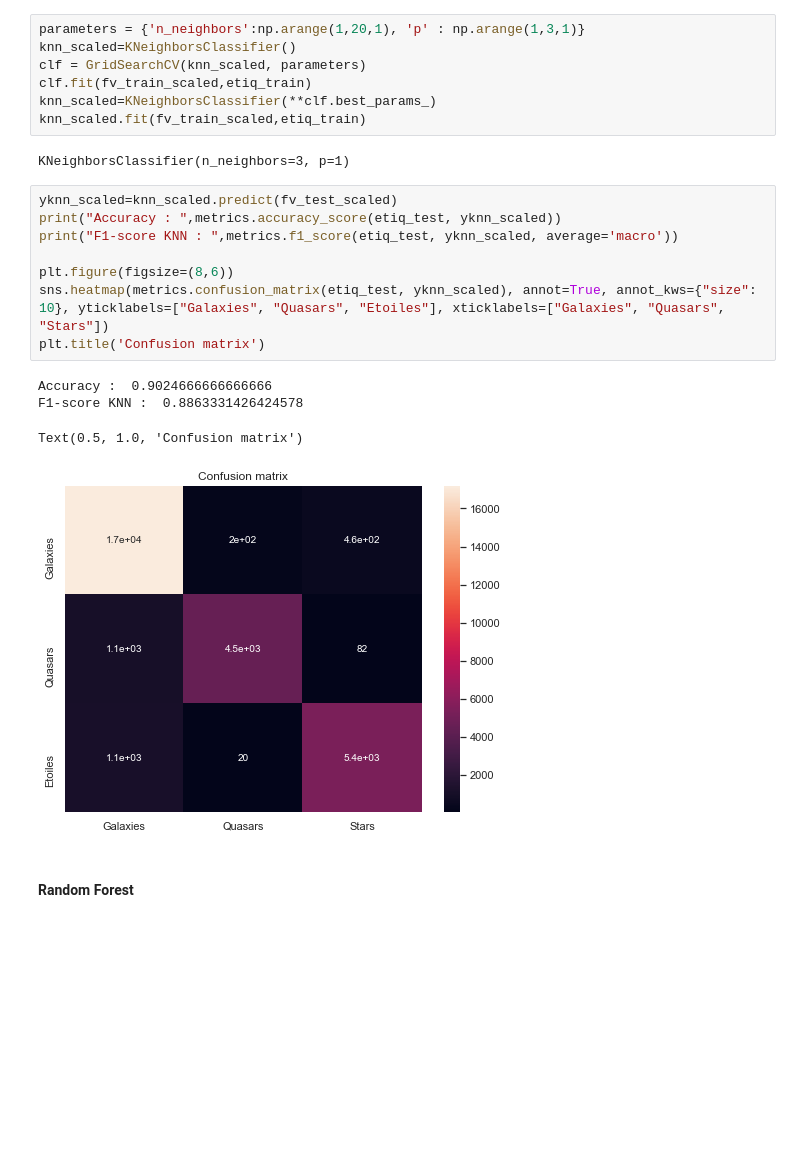
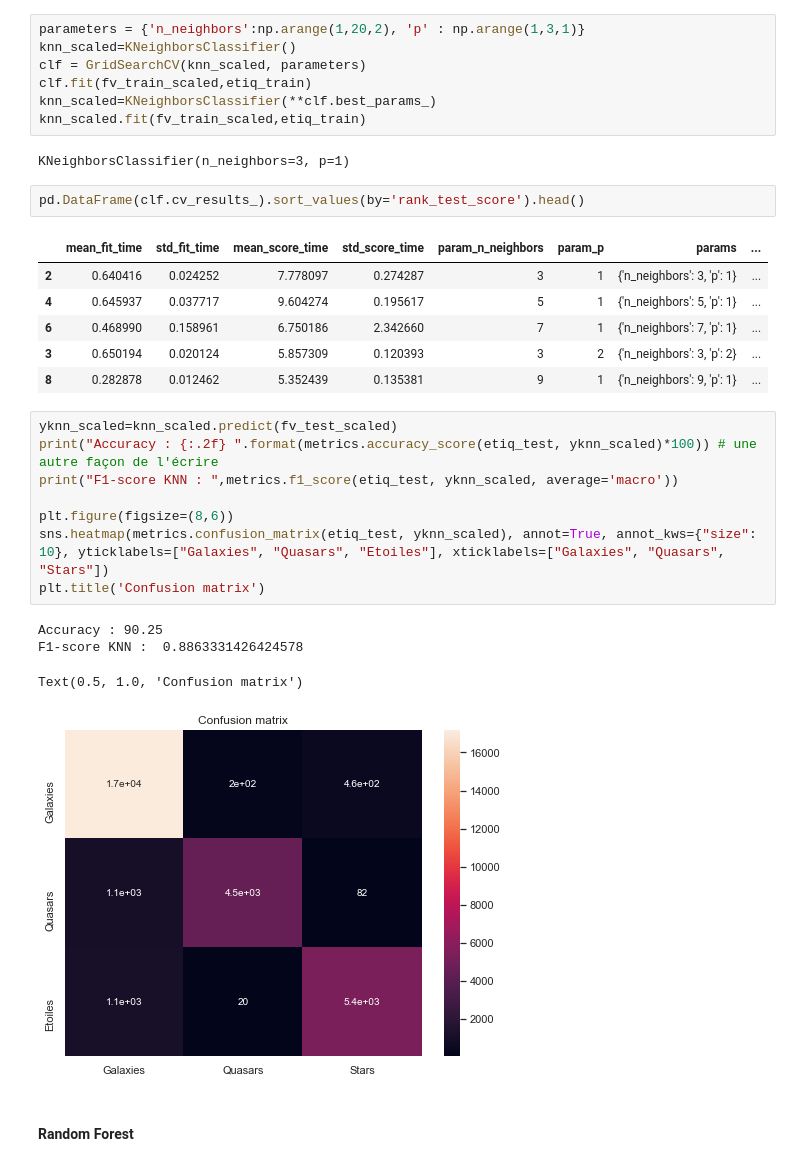
Before and after one commit to MohamedNennouche/Computer-Vision-with-Python, a Jupyter notebook: Seance 3/notebook-stellar.ipynb, the cells around one changed output. Drawn from its saved outputs; the diff is of its cells as text; blank space fills up the shorter version.

```diff
--- a/Seance 3/notebook-stellar.ipynb
+++ b/Seance 3/notebook-stellar.ipynb
@@ -228,7 +261,7 @@ Text(0.5, 1.0, 'Confusion matrix')
 # %% [markdown]
 Avec les variables normalisées
 # %%
-parameters = {'n_neighbors':np.arange(1,20,1), 'p' : np.arange(1,3,1)}
+parameters = {'n_neighbors':np.arange(1,20,2), 'p' : np.arange(1,3,1)}
 knn_scaled=KNeighborsClassifier()
 clf = GridSearchCV(knn_scaled, parameters)
 clf.fit(fv_train_scaled,etiq_train)
@@ -236,16 +269,25 @@ knn_scaled=KNeighborsClassifier(**clf.best_params_)
 knn_scaled.fit(fv_train_scaled,etiq_train)
 # %% [output]
 KNeighborsClassifier(n_neighbors=3, p=1)
+# %%
+pd.DataFrame(clf.cv_results_).sort_values(by='rank_test_score').head()
+# %% [output]
+|  | mean_fit_time | std_fit_time | mean_score_time | std_score_time | param_n_neighbors | param_p | params | ... |
+| 2 | 0.640416 | 0.024252 | 7.778097 | 0.274287 | 3 | 1 | {'n_neighbors': 3, 'p': 1} | ... |
+| 4 | 0.645937 | 0.037717 | 9.604274 | 0.195617 | 5 | 1 | {'n_neighbors': 5, 'p': 1} | ... |
+| 6 | 0.468990 | 0.158961 | 6.750186 | 2.342660 | 7 | 1 | {'n_neighbors': 7, 'p': 1} | ... |
+| 3 | 0.650194 | 0.020124 | 5.857309 | 0.120393 | 3 | 2 | {'n_neighbors': 3, 'p': 2} | ... |
+| 8 | 0.282878 | 0.012462 | 5.352439 | 0.135381 | 9 | 1 | {'n_neighbors': 9, 'p': 1} | ... |
 # %%
 yknn_scaled=knn_scaled.predict(fv_test_scaled)
-print("Accuracy : ",metrics.accuracy_score(etiq_test, yknn_scaled))
+print("Accuracy : {:.2f} ".format(metrics.accuracy_score(etiq_test, yknn_scaled)*100)) # une autre façon de l'écrire
 print("F1-score KNN : ",metrics.f1_score(etiq_test, yknn_scaled, average='macro'))
 
 plt.figure(figsize=(8,6))
 sns.heatmap(metrics.confusion_matrix(etiq_test, yknn_scaled), annot=True, annot_kws={"size": 10}, yticklabels=["Galaxies", "Quasars", "Etoiles"], xticklabels=["Galaxies", "Quasars", "Stars"])
 plt.title('Confusion matrix')
 # %% [output]
-Accuracy :  0.9024666666666666
+Accuracy : 90.25
 F1-score KNN :  0.8863331426424578
 Text(0.5, 1.0, 'Confusion matrix')
 [figure]
```
Also changed, not shown: parts of 10 cells of this notebook, 2 other files.
